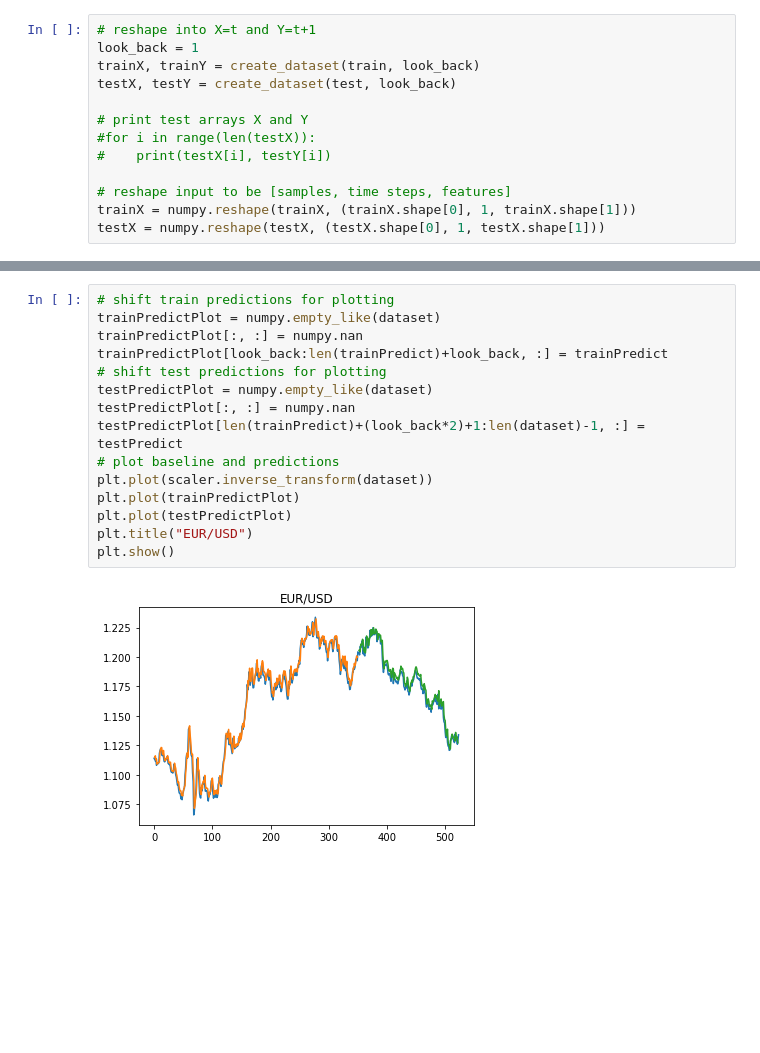
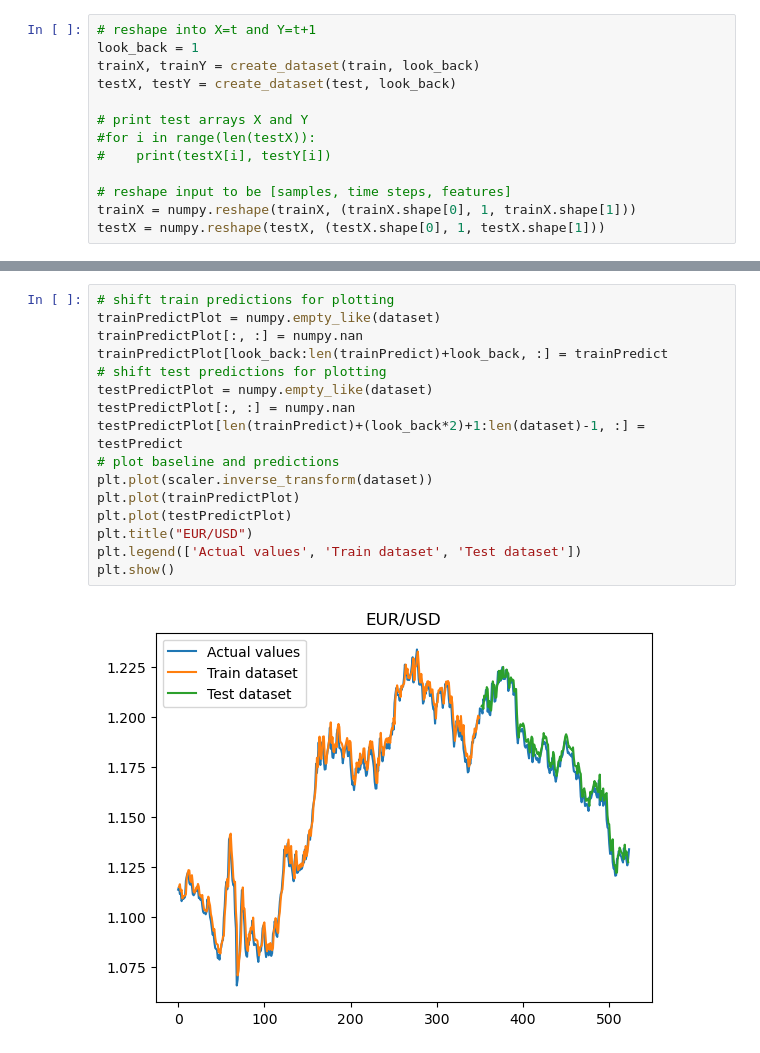
Before and after one commit to serhii1savchenko/phd_projects, a Jupyter notebook: 3.1_price_forecasting/1.3 LSTM - EURUSD.ipynb, the cells around one changed output, grey strips where cells are left out. Saved outputs shown, nothing was run; the diff lists cells and outputs as text; blank space fills up the shorter version.

Commit message:
Add legend to plots

```diff
--- a/3.1_price_forecasting/1.3 LSTM - EURUSD.ipynb
+++ b/3.1_price_forecasting/1.3 LSTM - EURUSD.ipynb
@@ -101,17 +102,18 @@ Test Score: 0.004956 RMSE
 # %%
 # shift train predictions for plotting
 trainPredictPlot = numpy.empty_like(dataset)
 trainPredictPlot[:, :] = numpy.nan
 trainPredictPlot[look_back:len(trainPredict)+look_back, :] = trainPredict
 # shift test predictions for plotting
 testPredictPlot = numpy.empty_like(dataset)
 testPredictPlot[:, :] = numpy.nan
 testPredictPlot[len(trainPredict)+(look_back*2)+1:len(dataset)-1, :] = testPredict
 # plot baseline and predictions
 plt.plot(scaler.inverse_transform(dataset))
 plt.plot(trainPredictPlot)
 plt.plot(testPredictPlot)
 plt.title("EUR/USD")
+plt.legend(['Actual values', 'Train dataset', 'Test dataset'])
 plt.show()
 # %% [output]
-[figure, old version]
+[figure, new version]
```
Also changed, not shown: parts of 4 cells of this notebook, 18 other files.
